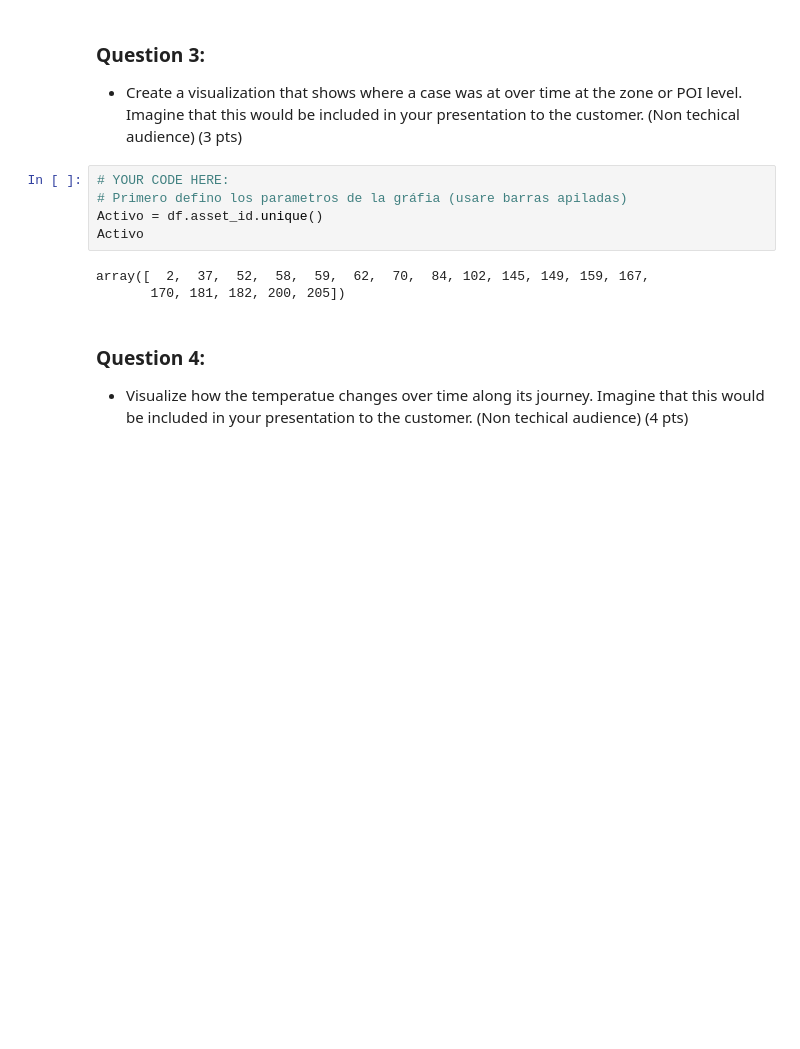
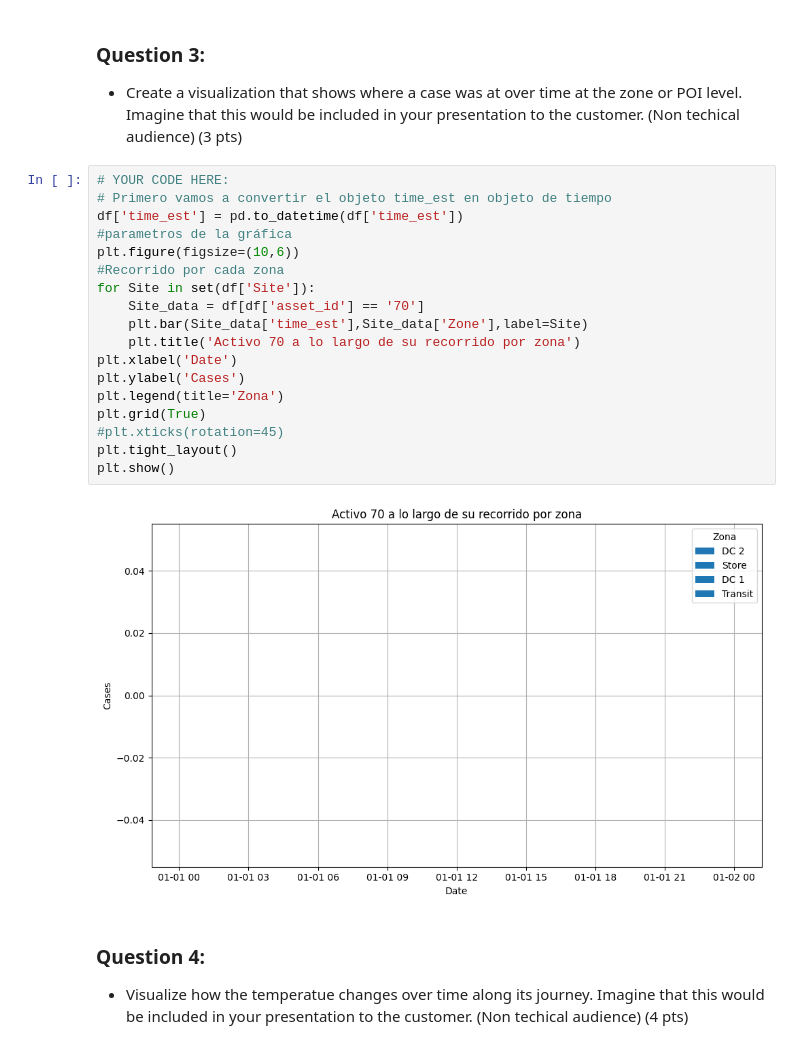
Before and after one commit to GioSak27/Ejercicios_diplomado_2024, a Jupyter notebook: Data_Analyst_Assignment_1_giovana.ipynb, the cells around one changed output. Drawn from its saved outputs; the diff is of its cells as text; blank space fills up the shorter version.

```diff
--- a/Data_Analyst_Assignment_1_giovana.ipynb
+++ b/Data_Analyst_Assignment_1_giovana.ipynb
@@ -161,14 +155,26 @@ Name: Temperature_C, Length: 972, dtype: int64
 ### Question 3:
 
 * Create a visualization that shows where a case was at over time at the zone or POI level. Imagine that this would be included in your presentation to the customer. (Non techical audience) (3 pts)
-# %%
-# YOUR CODE HERE:
-# Primero defino los parametros de la gráfia (usare barras apiladas)
-Activo = df.asset_id.unique()
-Activo
-# %% [output]
-array([  2,  37,  52,  58,  59,  62,  70,  84, 102, 145, 149, 159, 167,
-       170, 181, 182, 200, 205])
+# %%
+# YOUR CODE HERE:
+# Primero vamos a convertir el objeto time_est en objeto de tiempo
+df['time_est'] = pd.to_datetime(df['time_est'])
+#parametros de la gráfica
+plt.figure(figsize=(10,6))
+#Recorrido por cada zona
+for Site in set(df['Site']):
+    Site_data = df[df['asset_id'] == '70']
+    plt.bar(Site_data['time_est'],Site_data['Zone'],label=Site)
+    plt.title('Activo 70 a lo largo de su recorrido por zona')
+plt.xlabel('Date')
+plt.ylabel('Cases')
+plt.legend(title='Zona')
+plt.grid(True)
+#plt.xticks(rotation=45)
+plt.tight_layout()
+plt.show()
+# %% [output]
+[figure, added]
 # %% [markdown]
 ### Question 4:
 
```
Also changed, not shown: parts of 8 cells of this notebook.
